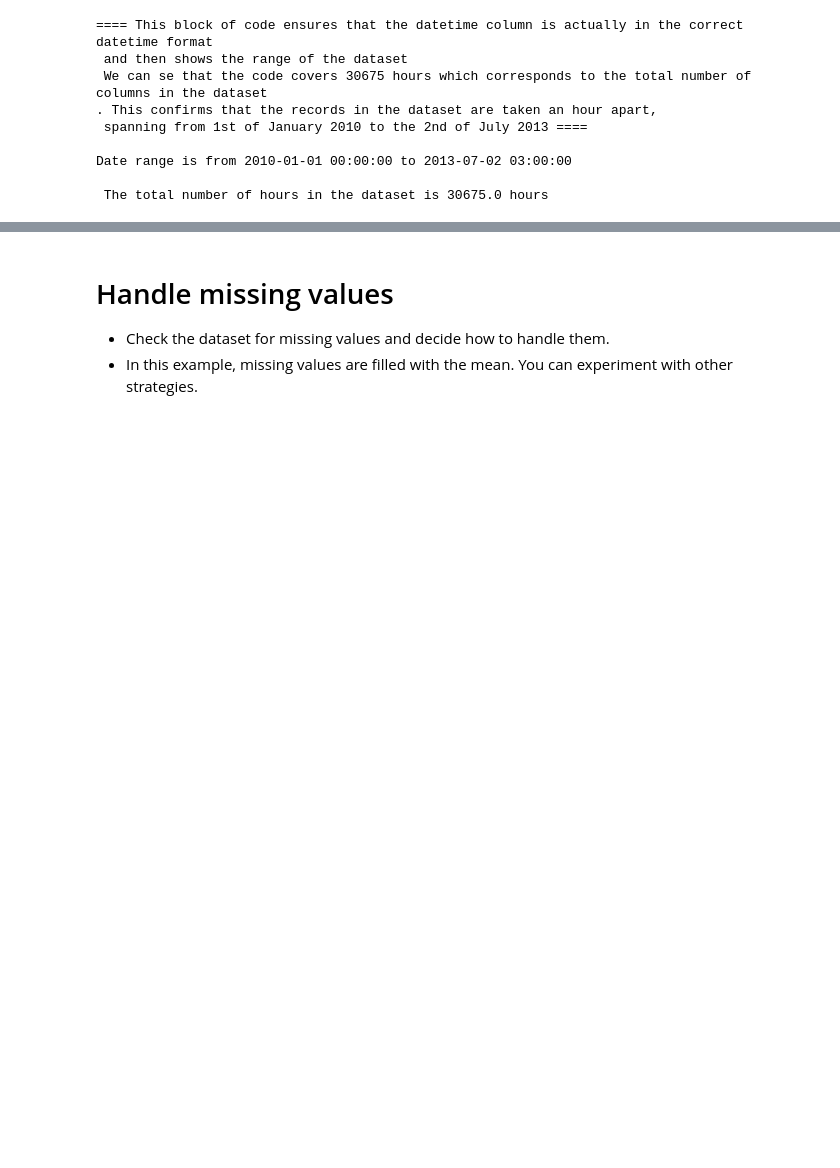
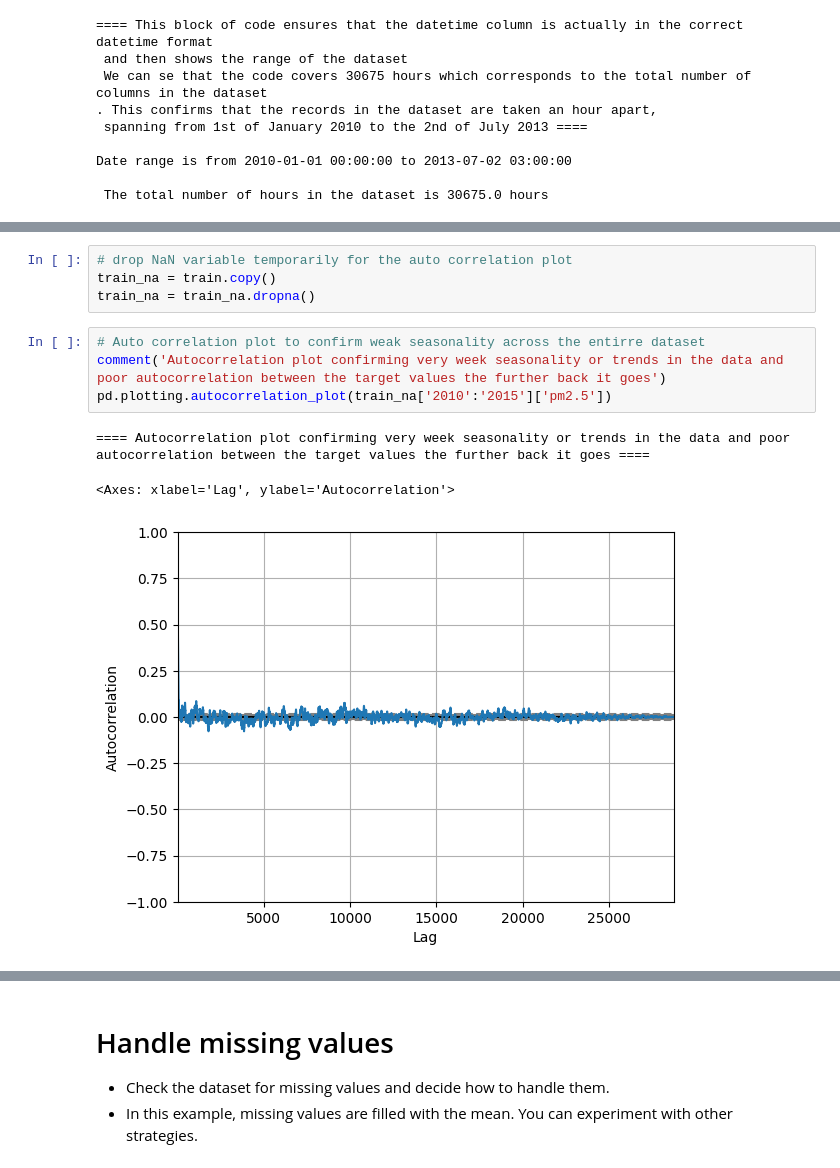
Before and after one commit to j-agbaje/Beijing_PM2.5_forecasting_model, a Jupyter notebook: air_quality_forecasting_starter_code.ipynb, the cells around one changed output, grey strips where cells are left out. Cells and saved outputs as stored; diff of their text form; blank space fills up the shorter version.

```diff
--- a/air_quality_forecasting_starter_code.ipynb
+++ b/air_quality_forecasting_starter_code.ipynb
@@ -314,0 +377,12 @@ plt.show()
+# %%
+# drop NaN variable temporarily for the auto correlation plot
+train_na = train.copy()
+train_na = train_na.dropna()
+# %%
+# Auto correlation plot to confirm weak seasonality across the entirre dataset
+comment('Autocorrelation plot confirming very week seasonality or trends in the data and poor autocorrelation between the target values the further back it goes')
+pd.plotting.autocorrelation_plot(train_na['2010':'2015']['pm2.5'])
+# %% [output]
+==== Autocorrelation plot confirming very week seasonality or trends in the data and poor autocorrelation between the target values the further back it goes ====
+<Axes: xlabel='Lag', ylabel='Autocorrelation'>
+[figure, added]
```
Also changed, not shown: parts of 48 cells of this notebook.
